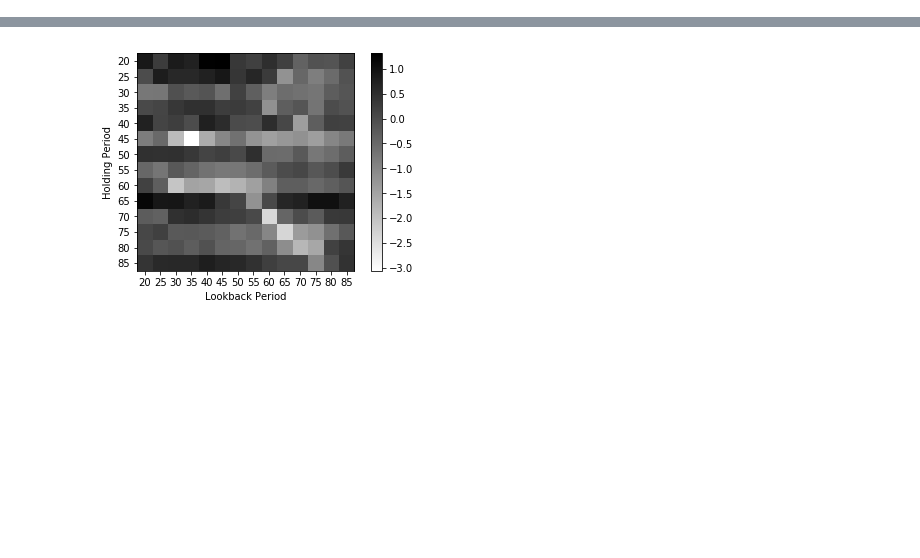
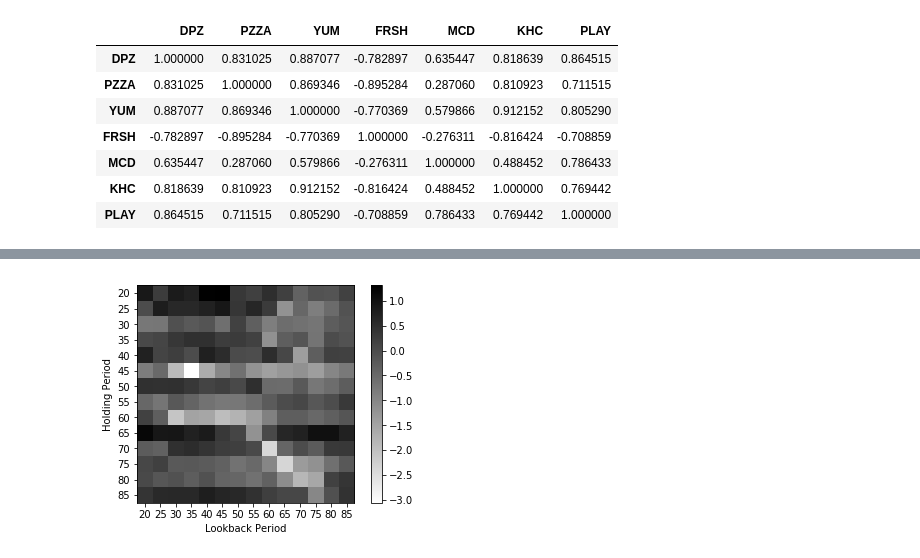
Before and after one commit to dpmurraygt/CaseStudy4_MSDS7333, a Jupyter notebook: Law Code Case Study 2 iPython Notebook.ipynb, the cells around one changed output, grey strips where cells are left out. Cells and saved outputs as stored; diff of their text form; code cells hidden in the pictures; blank space fills up the shorter version.

```diff
--- a/Law Code Case Study 2 iPython Notebook.ipynb
+++ b/Law Code Case Study 2 iPython Notebook.ipynb
@@ -30 +66,12 @@ Trying again
+# %%
+sp.corr(method='pearson')
+# %% [output]
+|  | DPZ | PZZA | YUM | FRSH | MCD | KHC | PLAY |
+| DPZ | 1.000000 | 0.831025 | 0.887077 | -0.782897 | 0.635447 | 0.818639 | 0.864515 |
+| PZZA | 0.831025 | 1.000000 | 0.869346 | -0.895284 | 0.287060 | 0.810923 | 0.711515 |
+| YUM | 0.887077 | 0.869346 | 1.000000 | -0.770369 | 0.579866 | 0.912152 | 0.805290 |
+| FRSH | -0.782897 | -0.895284 | -0.770369 | 1.000000 | -0.276311 | -0.816424 | -0.708859 |
+| MCD | 0.635447 | 0.287060 | 0.579866 | -0.276311 | 1.000000 | 0.488452 | 0.786433 |
+| KHC | 0.818639 | 0.810923 | 0.912152 | -0.816424 | 0.488452 | 1.000000 | 0.769442 |
+| PLAY | 0.864515 | 0.711515 | 0.805290 | -0.708859 | 0.786433 | 0.769442 | 1.000000 |
 # %%
```
Also changed, not shown: parts of 11 cells of this notebook.
